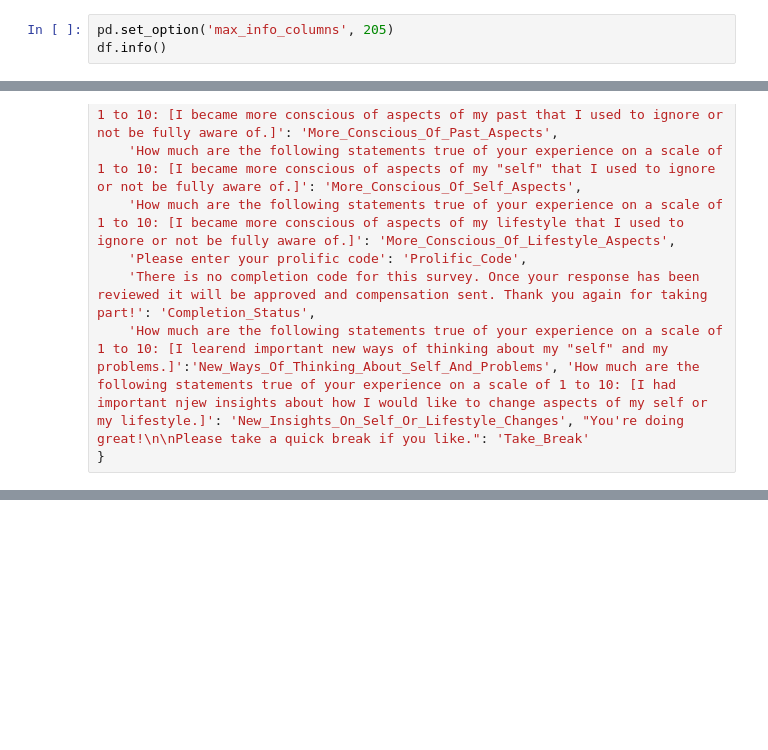
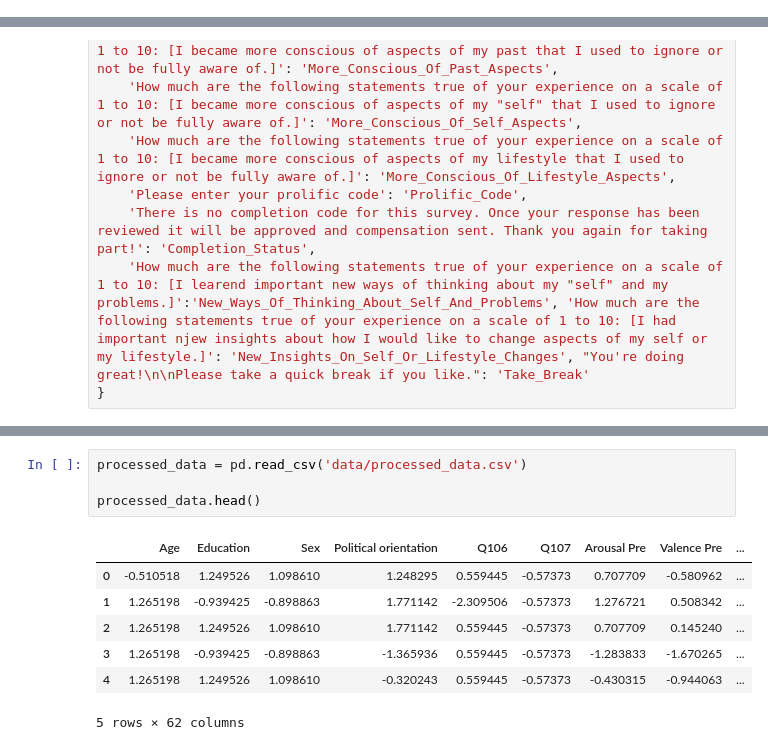
Before and after one commit to akcone2003/chills_study, a Jupyter notebook: EDA.ipynb, the cells around one changed output, grey strips where cells are left out. Saved outputs shown, nothing was run; the diff lists cells and outputs as text; blank space fills up the shorter version.

Commit message:
changed scaling method and trying out handling categorical columns

```diff
--- a/EDA.ipynb
+++ b/EDA.ipynb
@@ -10,3 +25,0 @@ df.head()
-# %%
-pd.set_option('max_info_columns', 205)
-df.info()
@@ -227,0 +300,12 @@ print(gender_counts)
+# %%
+processed_data = pd.read_csv('data/processed_data.csv')
+
+processed_data.head()
+# %% [output]
+|  | Age | Education | Sex | Political orientation | Q106 | Q107 | Arousal Pre | Valence Pre | ... |
+| 0 | -0.510518 | 1.249526 | 1.098610 | 1.248295 | 0.559445 | -0.57373 | 0.707709 | -0.580962 | ... |
+| 1 | 1.265198 | -0.939425 | -0.898863 | 1.771142 | -2.309506 | -0.57373 | 1.276721 | 0.508342 | ... |
+| 2 | 1.265198 | 1.249526 | 1.098610 | 1.771142 | 0.559445 | -0.57373 | 0.707709 | 0.145240 | ... |
+| 3 | 1.265198 | -0.939425 | -0.898863 | -1.365936 | 0.559445 | -0.57373 | -1.283833 | -1.670265 | ... |
+| 4 | 1.265198 | 1.249526 | 1.098610 | -0.320243 | 0.559445 | -0.57373 | -0.430315 | -0.944063 | ... |
+5 rows × 62 columns
```
Also changed, not shown: parts of 8 cells of this notebook, 1 other file.
